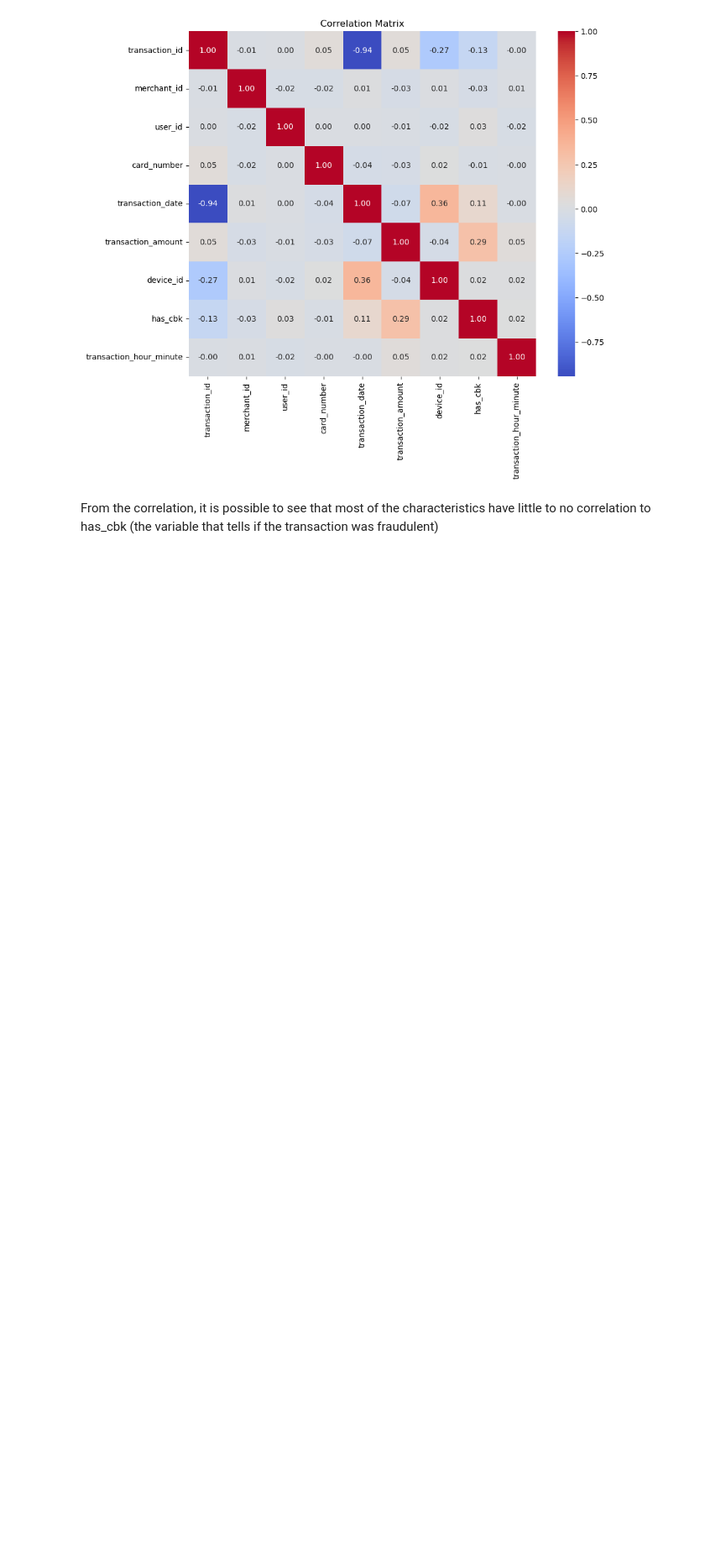
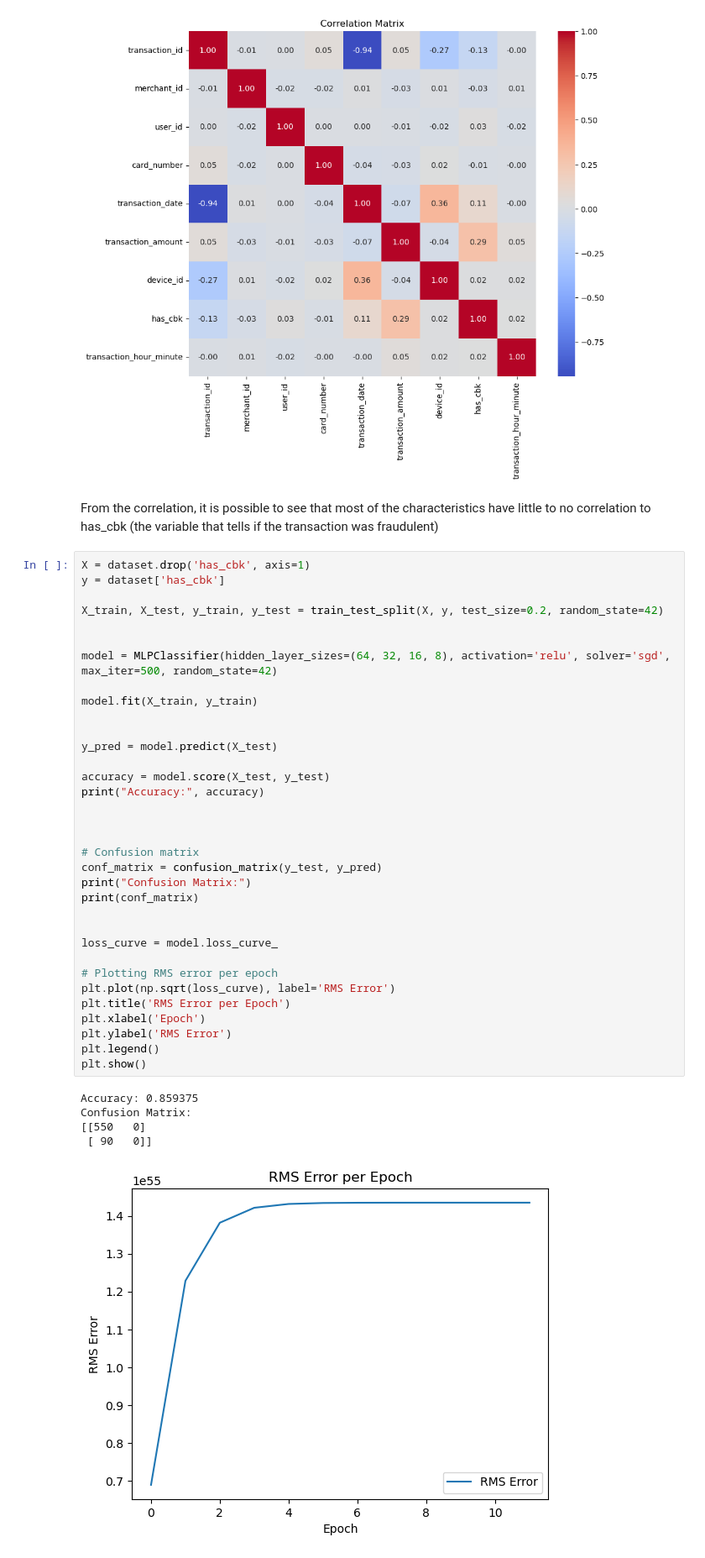
Before and after one commit to ViniSSBrandao/Chargeback-Detection, a Jupyter notebook: index.ipynb, the cells around one changed output. Shown: that part at 84% size. Drawn from its saved outputs; the diff is of its cells as text; blank space fills up the shorter version.

Commit message:
bad model

```diff
--- a/index.ipynb
+++ b/index.ipynb
@@ -107,3 +94,43 @@ plt.show()
 [figure]
 # %% [markdown]
 From the correlation, it is possible to see that most of the characteristics have little to no correlation to has_cbk (the variable that tells if the transaction was fraudulent)
+# %%
+X = dataset.drop('has_cbk', axis=1)
+y = dataset['has_cbk']
+
+X_train, X_test, y_train, y_test = train_test_split(X, y, test_size=0.2, random_state=42)
+
+
+model = MLPClassifier(hidden_layer_sizes=(64, 32, 16, 8), activation='relu', solver='sgd', max_iter=500, random_state=42)
+
+model.fit(X_train, y_train)
+
+
+y_pred = model.predict(X_test)
+
+accuracy = model.score(X_test, y_test)
+print("Accuracy:", accuracy)
+
+
+
+# Confusion matrix
+conf_matrix = confusion_matrix(y_test, y_pred)
+print("Confusion Matrix:")
+print(conf_matrix)
+
+
+loss_curve = model.loss_curve_
+
+# Plotting RMS error per epoch
+plt.plot(np.sqrt(loss_curve), label='RMS Error')
+plt.title('RMS Error per Epoch')
+plt.xlabel('Epoch')
+plt.ylabel('RMS Error')
+plt.legend()
+plt.show()
+# %% [output]
+Accuracy: 0.859375
+Confusion Matrix:
+[[550   0]
+ [ 90   0]]
+[figure, added]
```
Also changed, not shown: parts of 4 cells of this notebook, 1 other file.
